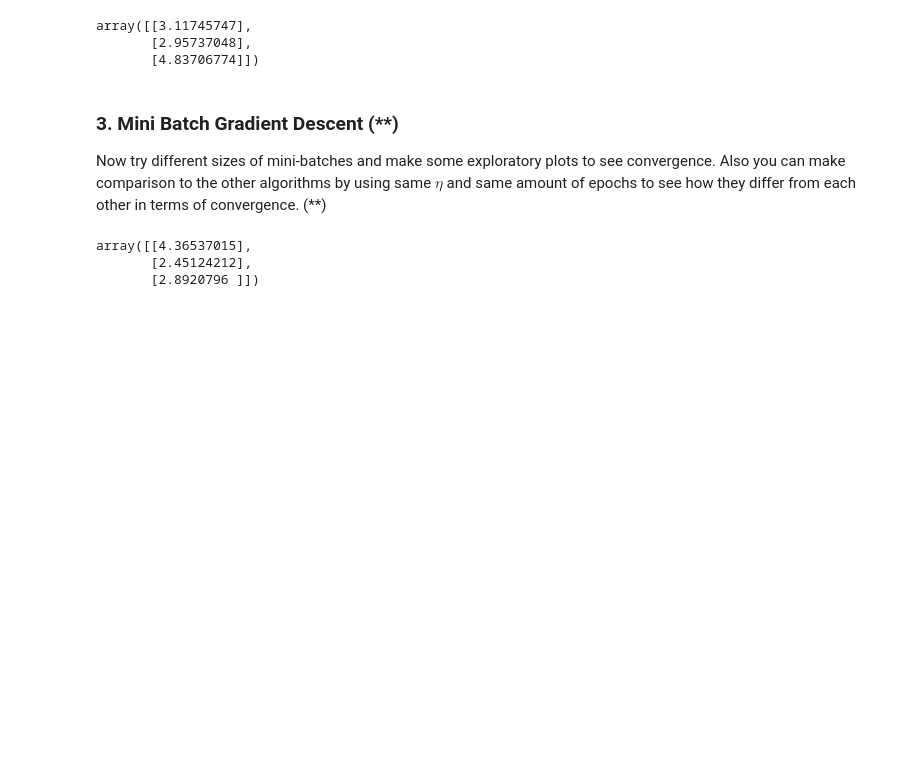
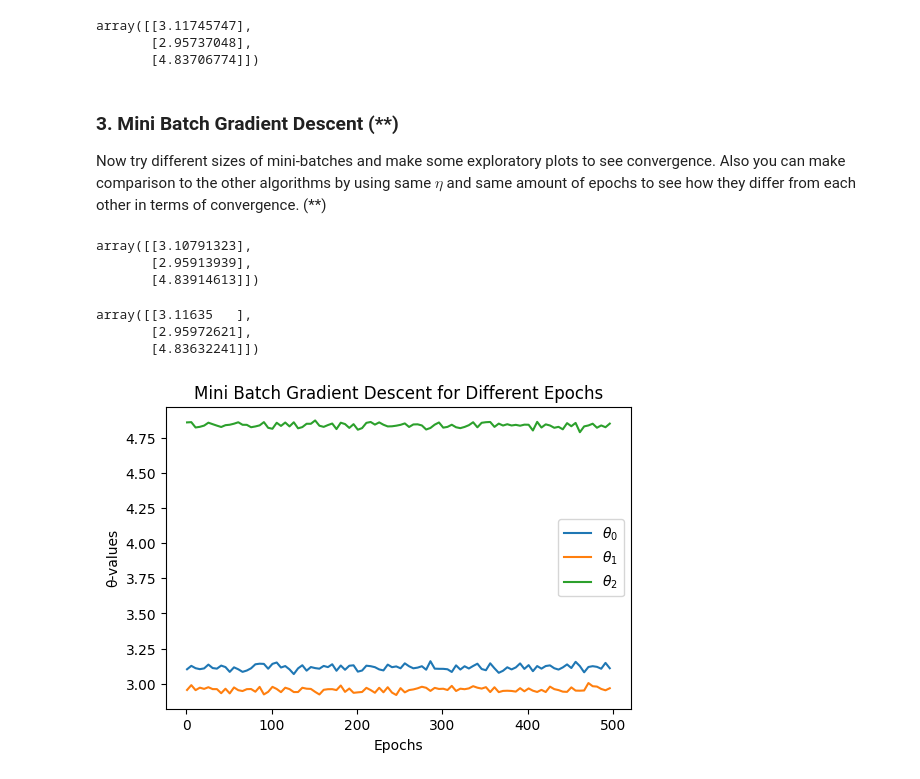
Before and after one commit to Anna-MariaSjolund/Machine-learning, a Jupyter notebook: exercises/exercises_1.ipynb, the cells around one changed output. Saved outputs shown, nothing was run; the diff lists cells and outputs as text; code cells hidden in the pictures; blank space fills up the shorter version.

```diff
--- a/exercises/exercises_1.ipynb
+++ b/exercises/exercises_1.ipynb
@@ -146,10 +180,3 @@ array([[3.11745747],
 ### 3. Mini Batch Gradient Descent (**)
 
 Now try different sizes of mini-batches and make some exploratory plots to see convergence. Also you can make comparison to the other algorithms by using same $\eta$ and same amount of epochs to see how they differ from each other in terms of convergence. (**)
-# %%
-theta, error = gradientDescent(X, y, batch_size=100)
-theta
-# %% [output]
-array([[4.36537015],
-       [2.45124212],
-       [2.8920796 ]])
@@ -208,0 +213,39 @@ def mini_batch_gradient_descent(X, y, no_batches, batch_size, learning_rate = .1
+# %%
+theta_mini_500 = mini_batch_gradient_descent(X, y, batch_size = 20, learning_rate=.1)
+theta_mini_500
+# %% [output]
+array([[3.10791323],
+       [2.95913939],
+       [4.83914613]])
+# %%
+theta_mini_5000 = mini_batch_gradient_descent(X, y, batch_size = 20, number_of_epochs = 5000, learning_rate=.01)
+theta_mini_5000
+# %% [output]
+array([[3.11635   ],
+       [2.95972621],
+       [4.83632241]])
+# %%
+def theta_values_for_diff_iterations_mini_batch(X:np.array, y:np.array, batch_size:int, max_epochs:int, step:int, learning_rate:float = .1, replace=True):
+    """
+    Calculates theta for different number of iterations,
+    where the total number of iterations are max_iterations/step.
+    Returns all calculated theta values as a list.
+    """
+
+    theta_values_for_diff_iterations = []
+
+    for epoch in range(1, max_epochs, step):
+        theta_values = mini_batch_gradient_descent(X, y, batch_size = batch_size, number_of_epochs = max_epochs, learning_rate = learning_rate, replace = replace)
+        theta_values = [theta_value for theta_value in theta_values.reshape(-1)]
+        theta_values_for_diff_iterations.append(theta_values)
+
+    return theta_values_for_diff_iterations
+# %%
+theta_values_mini_batch_grad_500 = theta_values_for_diff_iterations_mini_batch(X=X, y=y, batch_size=20, max_epochs=500, step=5)
+# %%
+fig, ax = plt.figure(dpi=100), plt.axes()
+_ = ax.plot(range(1, 500, 5), theta_values_mini_batch_grad_500)
+_ = ax.set(title="Mini Batch Gradient Descent for Different Epochs", xlabel="Epochs", ylabel="θ-values")
+_ = ax.legend(labels=[f"$θ_{0}$", f"$θ_{1}$", f"$θ_{2}$"])
+# %% [output]
+[figure, added]
```
Also changed, not shown: parts of 15 cells of this notebook.
